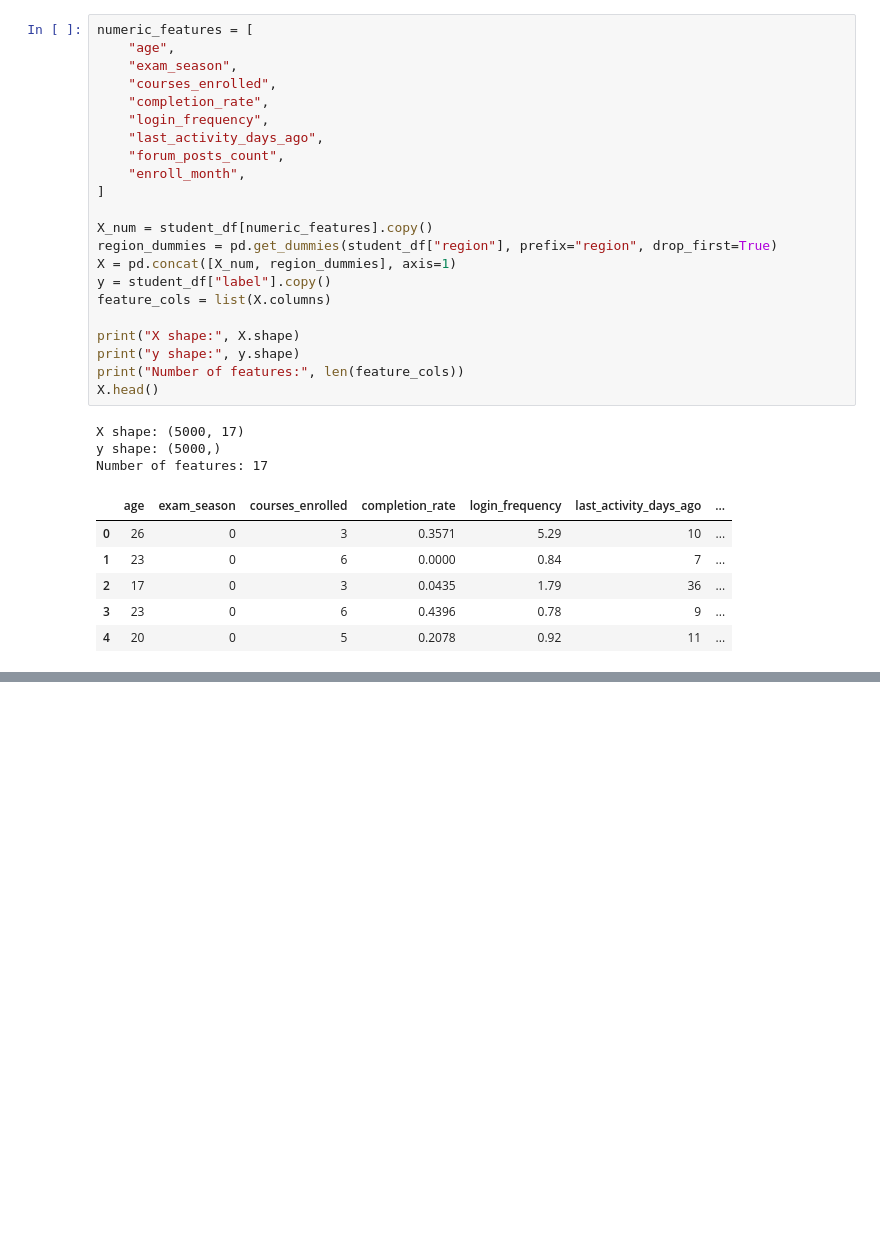
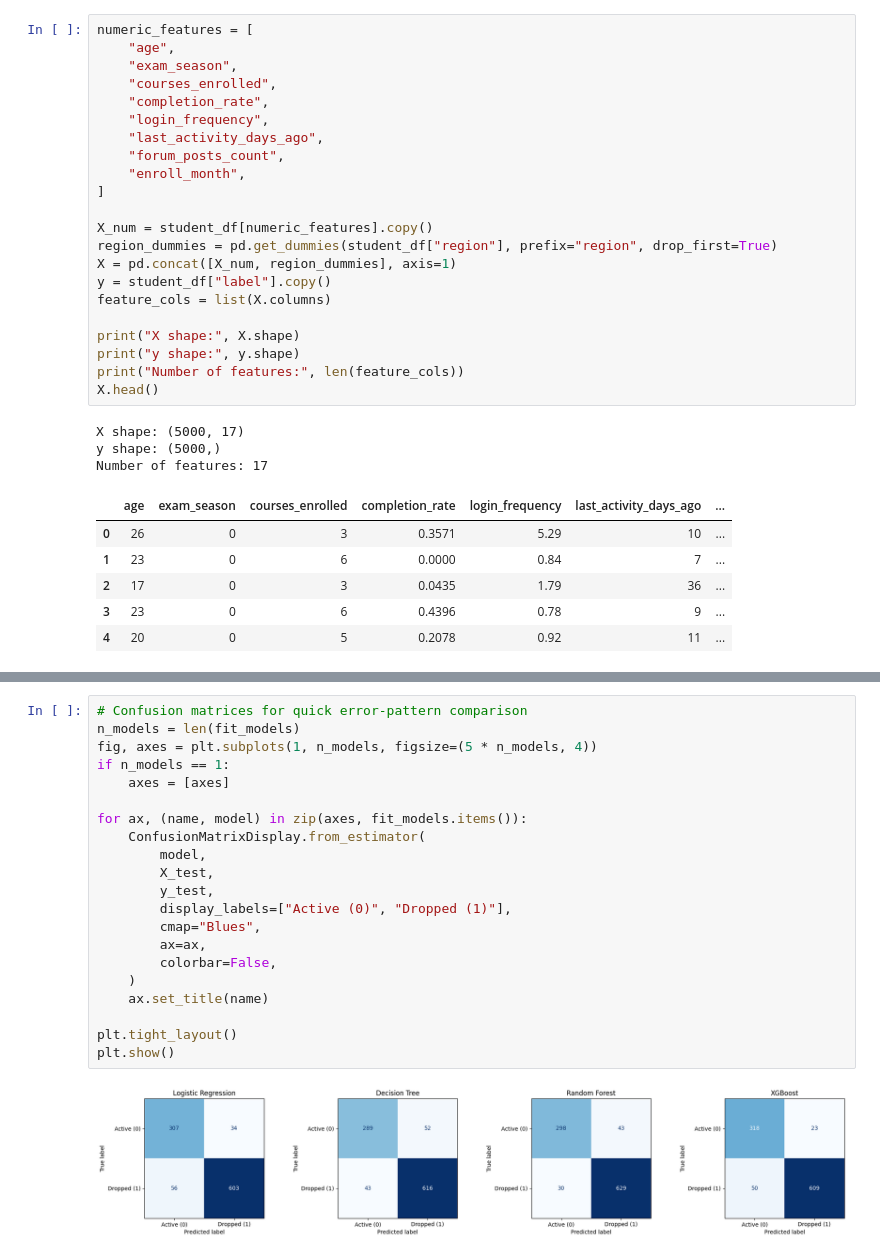
Before and after one commit to ctamburrino/student_dropout_predictor, a Jupyter notebook: Final Project.ipynb, the cells around one changed output, grey strips where cells are left out. Cells and saved outputs as stored; diff of their text form; blank space fills up the shorter version.

Commit message:
Models added

```diff
--- a/Final Project.ipynb
+++ b/Final Project.ipynb
@@ -394,0 +502,23 @@ Number of features: 17
+# %%
+# Confusion matrices for quick error-pattern comparison
+n_models = len(fit_models)
+fig, axes = plt.subplots(1, n_models, figsize=(5 * n_models, 4))
+if n_models == 1:
+    axes = [axes]
+
+for ax, (name, model) in zip(axes, fit_models.items()):
+    ConfusionMatrixDisplay.from_estimator(
+        model,
+        X_test,
+        y_test,
+        display_labels=["Active (0)", "Dropped (1)"],
+        cmap="Blues",
+        ax=ax,
+        colorbar=False,
+    )
+    ax.set_title(name)
+
+plt.tight_layout()
+plt.show()
+# %% [output]
+[figure, added]
```
Also changed, not shown: parts of 2 cells of this notebook.
